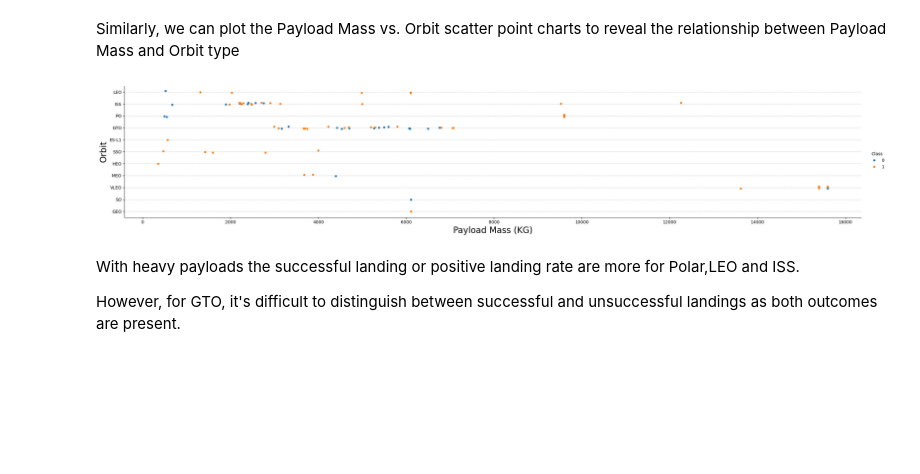
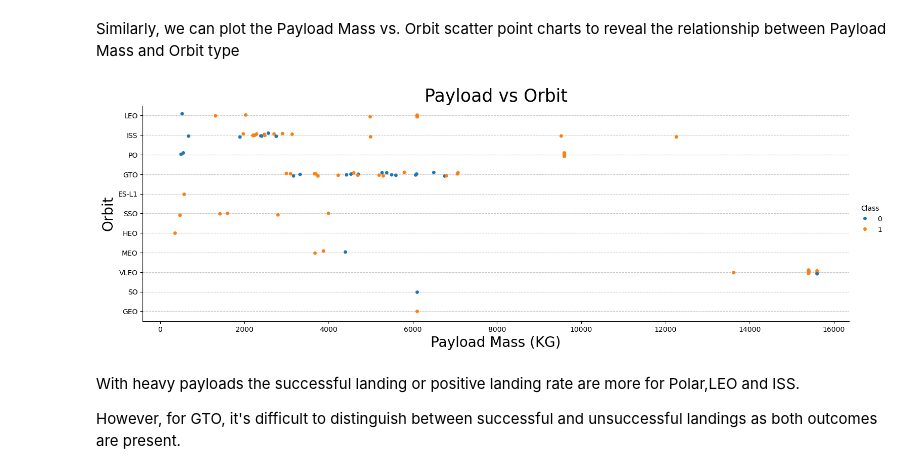
Before and after one commit to FiestaMauMau/Applied_Data_Science_Final, a Jupyter notebook: 2.2 _EDA_Visualization.ipynb, the cells around one changed output. Saved outputs shown, nothing was run; the diff lists cells and outputs as text; code cells hidden in the pictures; blank space fills up the shorter version.

```diff
--- a/2.2 _EDA_Visualization.ipynb
+++ b/2.2 _EDA_Visualization.ipynb
@@ -182,13 +206,14 @@ You can observe that in the LEO orbit, success seems to be related to the number
 Similarly, we can plot the Payload Mass vs. Orbit scatter point charts to reveal the relationship between Payload Mass and Orbit type
 # %%
 # Plot a scatter point chart with x axis to be Payload Mass and y axis to be the Orbit, and hue to be the class value
-sns.catplot(x="PayloadMass" , y="Orbit" , hue="Class" , data=df, aspect=5)
+sns.catplot(x="PayloadMass" , y="Orbit" , hue="Class" , data=df, aspect=3)
+plt.title("Payload vs Orbit", fontsize=25)
 plt.xlabel("Payload Mass (KG)", fontsize=20)
 plt.ylabel("Orbit", fontsize=20)
 plt.grid(axis='y', linestyle='--', alpha=0.7)
 plt.show()
 # %% [output]
-[figure, old version]
+[figure, new version]
 # %% [markdown]
 With heavy payloads the successful landing or positive landing rate are more for Polar,LEO and ISS.
 
```
Also changed, not shown: parts of 6 cells of this notebook.
